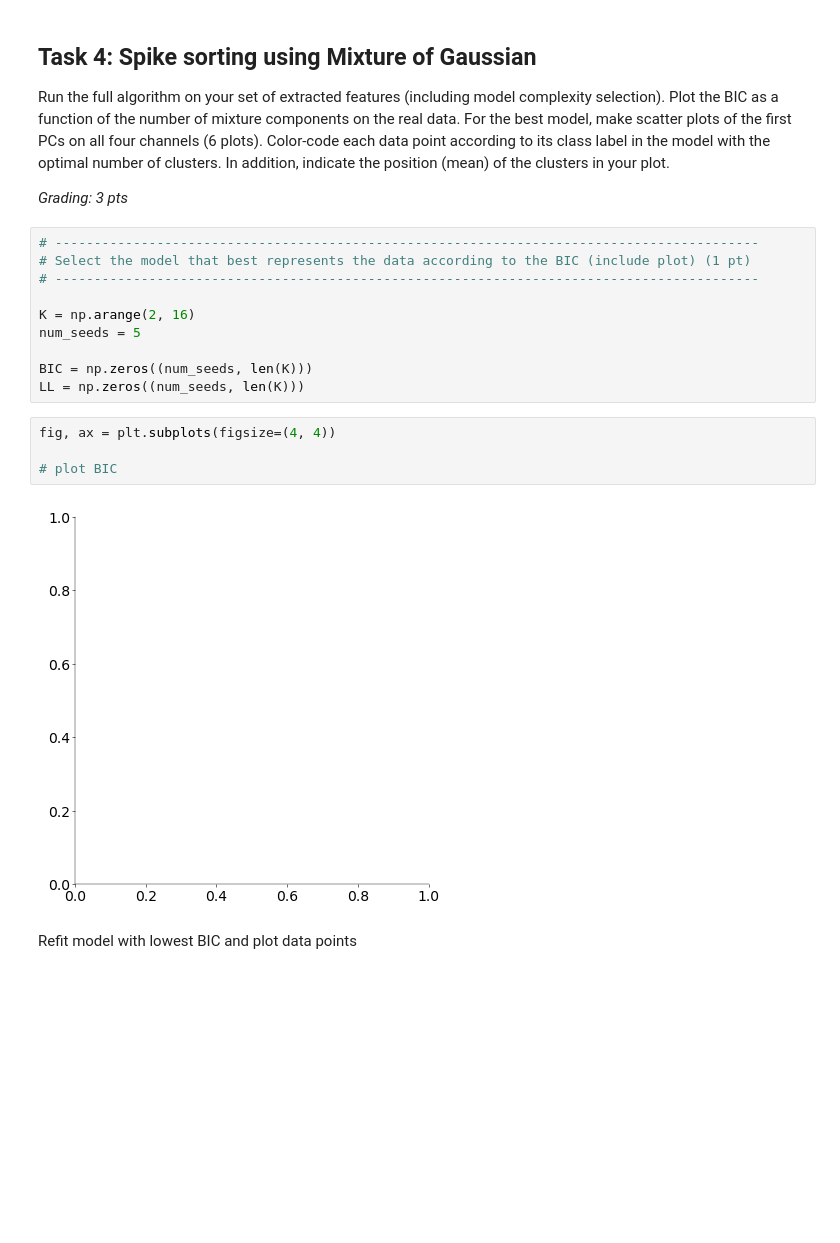
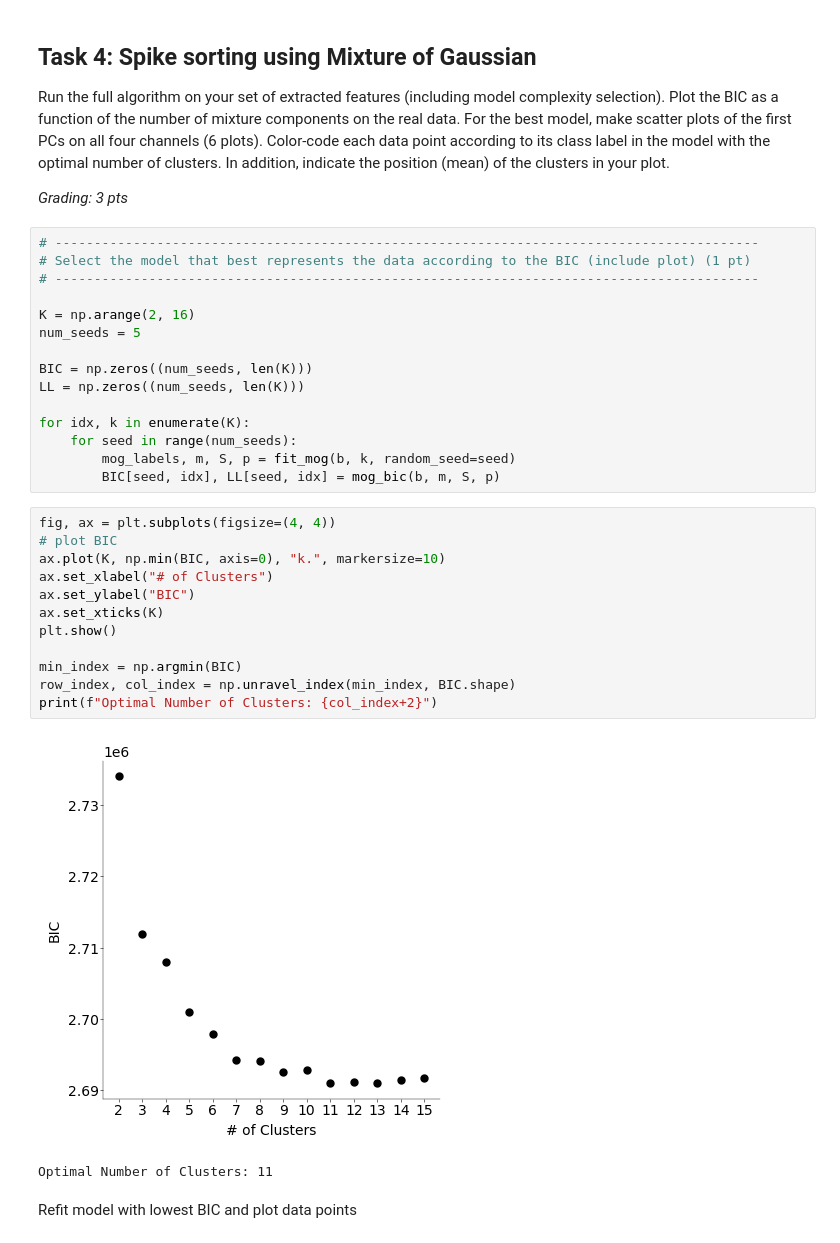
Before and after one commit to GustavKS/Neural-Data, a Jupyter notebook: CodingLab2.ipynb, the cells around one changed output. Cells and saved outputs as stored; diff of their text form; blank space fills up the shorter version.

```diff
--- a/CodingLab2.ipynb
+++ b/CodingLab2.ipynb
@@ -391,12 +420,26 @@ num_seeds = 5
 
 BIC = np.zeros((num_seeds, len(K)))
 LL = np.zeros((num_seeds, len(K)))
+
+for idx, k in enumerate(K):
+    for seed in range(num_seeds):
+        mog_labels, m, S, p = fit_mog(b, k, random_seed=seed)
+        BIC[seed, idx], LL[seed, idx] = mog_bic(b, m, S, p)
-# %%
-fig, ax = plt.subplots(figsize=(4, 4))
-
-# plot BIC
-# %% [output]
-[figure, removed]
+# %%
+fig, ax = plt.subplots(figsize=(4, 4))
+# plot BIC
+ax.plot(K, np.min(BIC, axis=0), "k.", markersize=10)
+ax.set_xlabel("# of Clusters")
+ax.set_ylabel("BIC")
+ax.set_xticks(K)
+plt.show()
+
+min_index = np.argmin(BIC)
+row_index, col_index = np.unravel_index(min_index, BIC.shape)
+print(f"Optimal Number of Clusters: {col_index+2}")
+# %% [output]
+[figure, added]
+Optimal Number of Clusters: 11
 # %% [markdown]
 Refit model with lowest BIC and plot data points
 # %%
```
Also changed, not shown: parts of 10 cells of this notebook.
